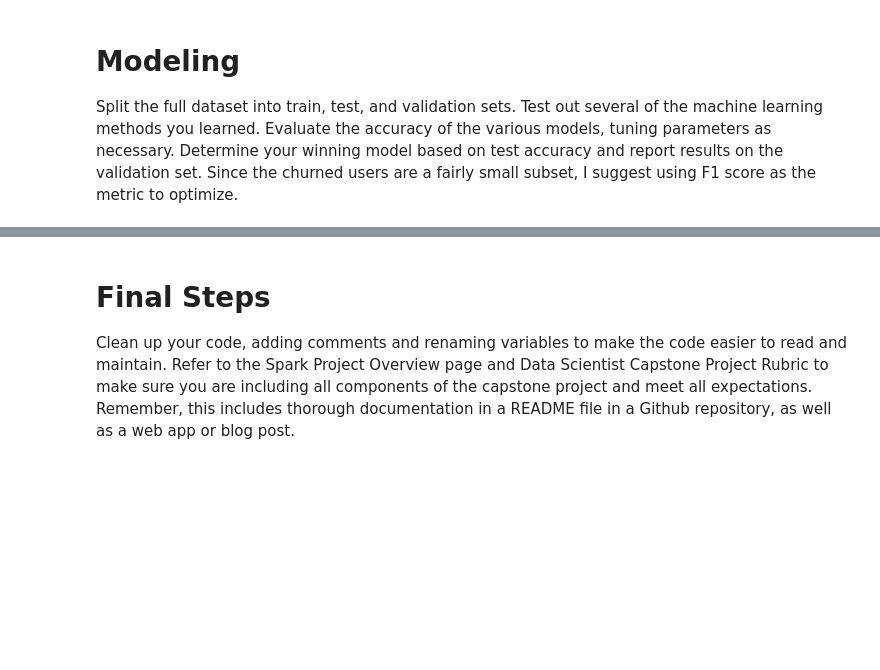
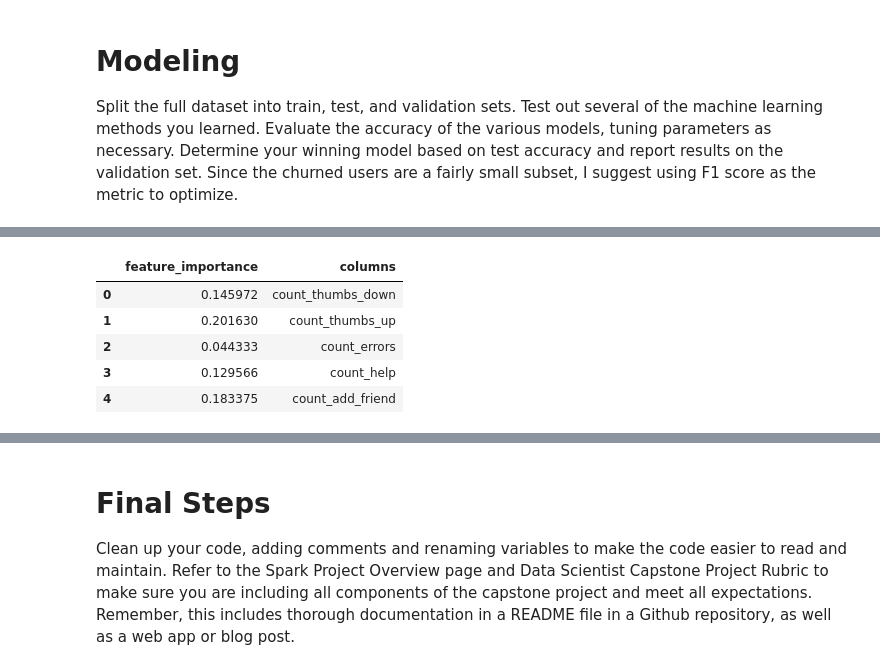
Before and after one commit to mpbnka/Udacity_DataScientist_Capstone, a Jupyter notebook: Sparkify.ipynb, the cells around one changed output, grey strips where cells are left out. Saved outputs shown, nothing was run; the diff lists cells and outputs as text; code cells hidden in the pictures; blank space fills up the shorter version.

```diff
--- a/Sparkify.ipynb
+++ b/Sparkify.ipynb
@@ -897,0 +929,2 @@ temp_df = temp_df.join(add_friend, add_friend.userId == temp_df.userId).drop(add
+# %%
+processed_df = spark.sql("select userId, average, count_total_songs, count_thumbs_down, count_thumbs_up, count_errors, count_help, count_add_friend, CASE when churn is null then 0 else 1 END as label from temp_table")
@@ -900,0 +1129,11 @@ Split the full dataset into train, test, and validation sets. Test out several o
+# %%
+feature_importances = cvModel_gbt.bestModel.stages[2].featureImportances.values.tolist()
+feature_importance_df = pd.DataFrame({'feature_importance': feature_importances, 'columns': input_cols})
+feature_importance_df.head()
+# %% [output]
+|  | feature_importance | columns |
+| 0 | 0.145972 | count_thumbs_down |
+| 1 | 0.201630 | count_thumbs_up |
+| 2 | 0.044333 | count_errors |
+| 3 | 0.129566 | count_help |
+| 4 | 0.183375 | count_add_friend |
```
Also changed, not shown: parts of 25 cells of this notebook, 1 other file.
